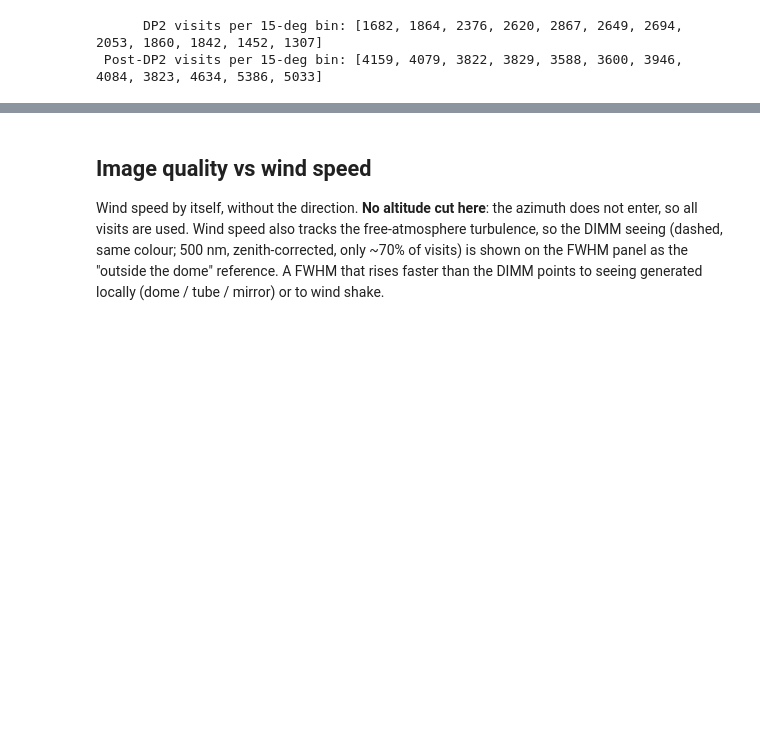
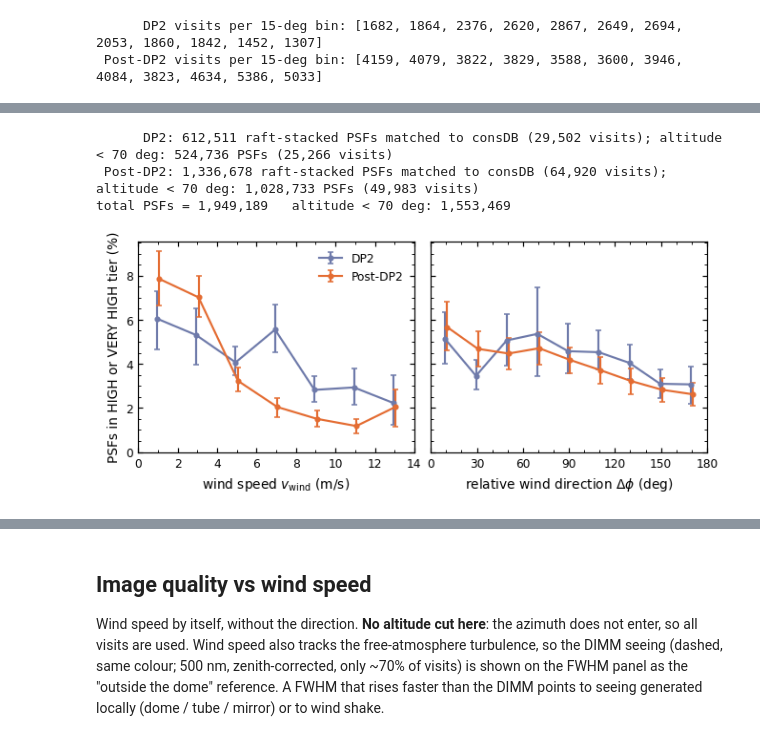
Before and after one commit to ztq1996/shapelet_score_paper, a Jupyter notebook: nb/08_wind_direction.ipynb, the cells around one changed output, grey strips where cells are left out. Drawn from its saved outputs; the diff is of its cells as text; code cells hidden in the pictures; blank space fills up the shorter version.

```diff
--- a/nb/08_wind_direction.ipynb
+++ b/nb/08_wind_direction.ipynb
@@ -191,0 +201,61 @@ for epoch, df in data.items():
+# %%
+psf = {}
+for epoch, tag in EPOCHS.items():
+    out = []
+    for band in BANDS:
+        d = np.load(bvec_path(band, tag))
+        out.append(pd.DataFrame(dict(visit_id=d['visit'].astype(np.int64), band=band,
+                                     score=shapelet_score(d['bvec']))))
+    p = pd.concat(out, ignore_index=True).merge(cond, on='visit_id', how='inner')
+    p['night'] = day_obs(p['visit_id'])
+    p['dphi'] = relative_wind_angle(p['azimuth'], p['wind_dir'])
+    psf[epoch] = p
+    lo_alt = p['altitude'] < ALT_MAX
+    print(f'{epoch:>9}: {len(p):,} raft-stacked PSFs matched to consDB '
+          f'({p.visit_id.nunique():,} visits); altitude < {ALT_MAX:.0f} deg: {lo_alt.sum():,} PSFs '
+          f'({p.loc[lo_alt, "visit_id"].nunique():,} visits)')
+print(f'total PSFs = {sum(len(p) for p in psf.values()):,}   '
+      f'altitude < {ALT_MAX:.0f} deg: {sum((p.altitude < ALT_MAX).sum() for p in psf.values()):,}')
+
+PAPER_WS_EDGES = np.arange(0, 15, 2.0)
+PAPER_DPHI_EDGES = np.arange(0, 181, 20.0)
+frac_curve = lambda df, xcol, edges: night_bootstrap(
+    df, lambda a: binned_stat(a[xcol], a['score'], stat=frac_high, edges=edges))
+
+paper = {}
+for epoch, p in psf.items():
+    paper[(epoch, 'ws')] = frac_curve(p, 'wind_speed', PAPER_WS_EDGES)
+    paper[(epoch, 'dphi')] = frac_curve(p[p['altitude'] < ALT_MAX], 'dphi', PAPER_DPHI_EDGES)
+# %% [output]
+      DP2: 612,511 raft-stacked PSFs matched to consDB (29,502 visits); altitude < 70 deg: 524,736 PSFs (25,266 visits)
+ Post-DP2: 1,336,678 raft-stacked PSFs matched to consDB (64,920 visits); altitude < 70 deg: 1,028,733 PSFs (49,983 visits)
+total PSFs = 1,949,189   altitude < 70 deg: 1,553,469
+# %%
+fig, axes = plt.subplots(1, 2, figsize=(7.0, 2.6), sharey=True,
+                         gridspec_kw=dict(wspace=0.06))
+for k, epoch in enumerate(EPOCHS):
+    c = EPOCH_COLORS[epoch]
+    for ax, key, edges, dx in [(axes[0], 'ws', PAPER_WS_EDGES, 0.12),
+                               (axes[1], 'dphi', PAPER_DPHI_EDGES, 1.2)]:
+        est, lo, hi = (100 * v for v in paper[(epoch, key)])
+        mid = 0.5 * (edges[:-1] + edges[1:]) + (k - 0.5) * dx
+        ax.errorbar(mid, est, yerr=[est - lo, hi - est], fmt='o-', color=c, ms=3,
+                    lw=1.4, capsize=2, label=epoch)
+axes[0].set_xlabel(r'wind speed $v_{\rm wind}$ (m/s)')
+axes[0].set_xlim(0, 14)
+axes[0].xaxis.set_major_locator(MultipleLocator(2))
+axes[0].xaxis.set_minor_locator(MultipleLocator(1))
+axes[1].set_xlabel(r'relative wind direction $\Delta\phi$ (deg)')
+axes[1].set_xlim(0, 180)
+axes[1].xaxis.set_major_locator(MultipleLocator(30))
+axes[1].xaxis.set_minor_locator(MultipleLocator(10))
+axes[0].set_ylabel('PSFs in HIGH or VERY HIGH tier (%)')
+axes[0].set_ylim(0, None)
+for ax in axes:
+    ax.yaxis.set_major_locator(MultipleLocator(2))
+    ax.yaxis.set_minor_locator(MultipleLocator(0.5))
+axes[0].legend(loc='upper right', frameon=False)
+fig.savefig(FIG / 'score_vs_wind.pdf')
+plt.show()
+# %% [output]
+[figure, added]
```
Also changed, not shown: parts of 3 cells of this notebook, 2 other files.
